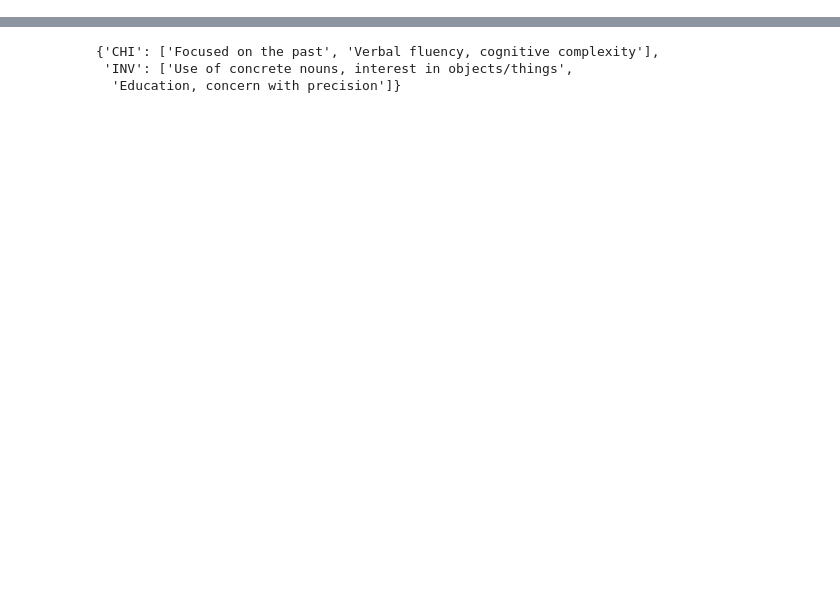
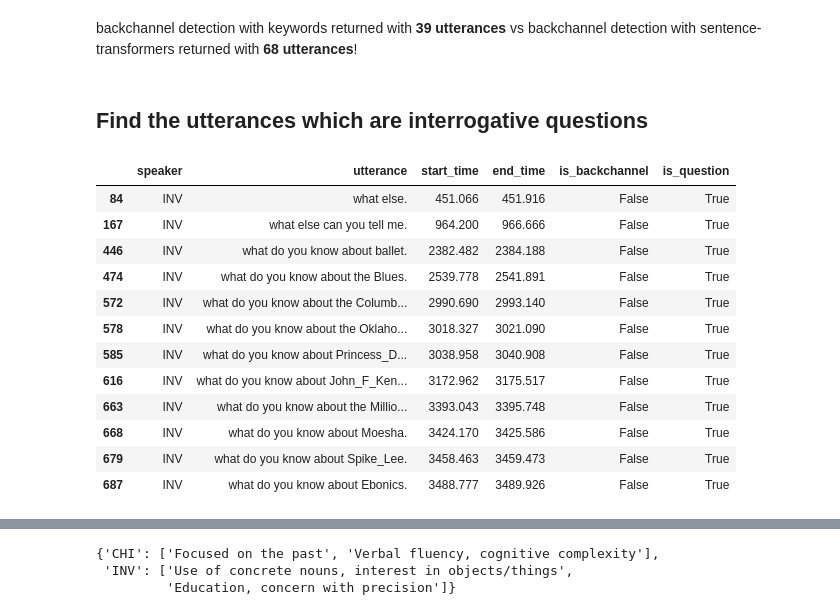
Before and after one commit to maxent-ai/converse, a Jupyter notebook: notebook/usage.ipynb, the cells around one changed output, grey strips where cells are left out. Drawn from its saved outputs; the diff is of its cells as text; code cells hidden in the pictures; blank space fills up the shorter version.

```diff
--- a/notebook/usage.ipynb
+++ b/notebook/usage.ipynb
@@ -110,0 +114,21 @@ let's see how we could do these with converse.
+# %% [markdown]
+backchannel detection with keywords returned with **39 utterances** vs backchannel detection with sentence-transformers returned with **68 utterances**!
+# %% [markdown]
+## Find the utterances which are interrogative questions
+# %%
+questions = transcript_analysis.tag_questions().query("is_question == True") #identiy utterances which are questions
+questions
+# %% [output]
+|  | speaker | utterance | start_time | end_time | is_backchannel | is_question |
+| 84 | INV | what else. | 451.066 | 451.916 | False | True |
+| 167 | INV | what else can you tell me. | 964.200 | 966.666 | False | True |
+| 446 | INV | what do you know about ballet. | 2382.482 | 2384.188 | False | True |
+| 474 | INV | what do you know about the Blues. | 2539.778 | 2541.891 | False | True |
+| 572 | INV | what do you know about the Columb... | 2990.690 | 2993.140 | False | True |
+| 578 | INV | what do you know about the Oklaho... | 3018.327 | 3021.090 | False | True |
+| 585 | INV | what do you know about Princess_D... | 3038.958 | 3040.908 | False | True |
+| 616 | INV | what do you know about John_F_Ken... | 3172.962 | 3175.517 | False | True |
+| 663 | INV | what do you know about the Millio... | 3393.043 | 3395.748 | False | True |
+| 668 | INV | what do you know about Moesha. | 3424.170 | 3425.586 | False | True |
+| 679 | INV | what do you know about Spike_Lee. | 3458.463 | 3459.473 | False | True |
+| 687 | INV | what do you know about Ebonics. | 3488.777 | 3489.926 | False | True |
```
Also changed, not shown: parts of 32 cells of this notebook, 1 other file.
